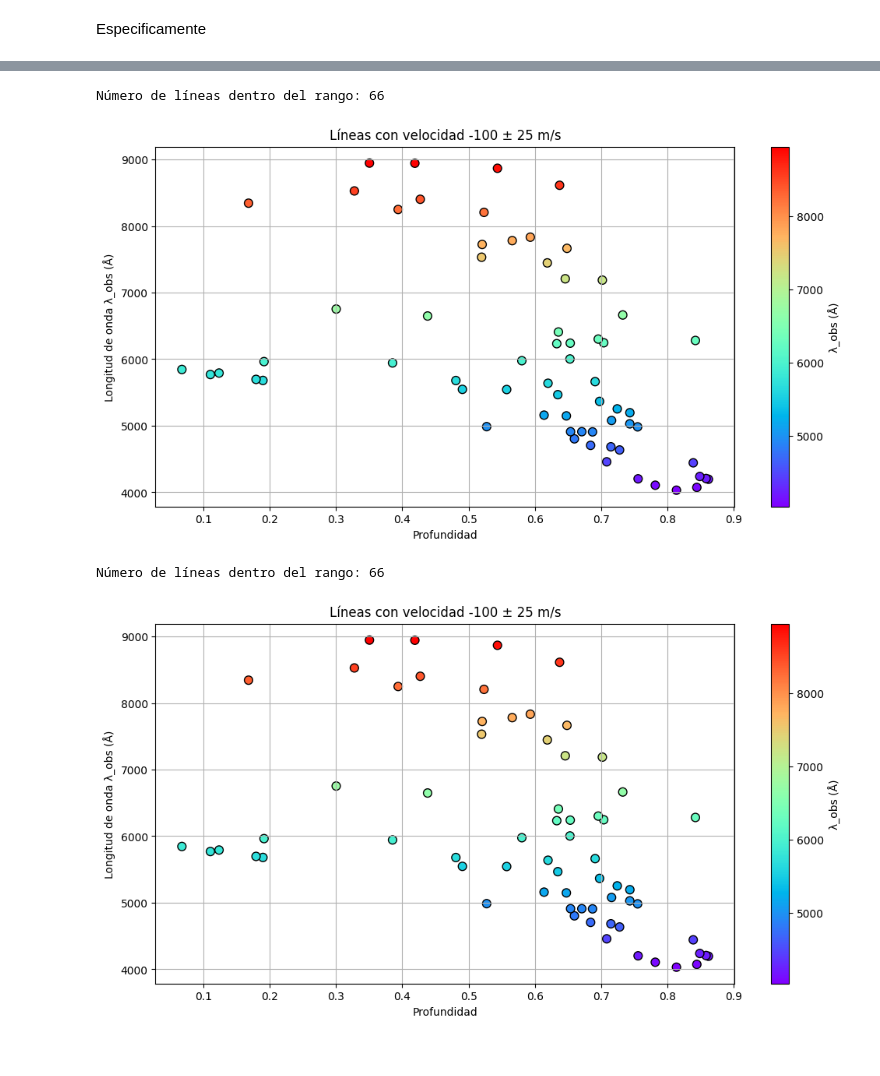
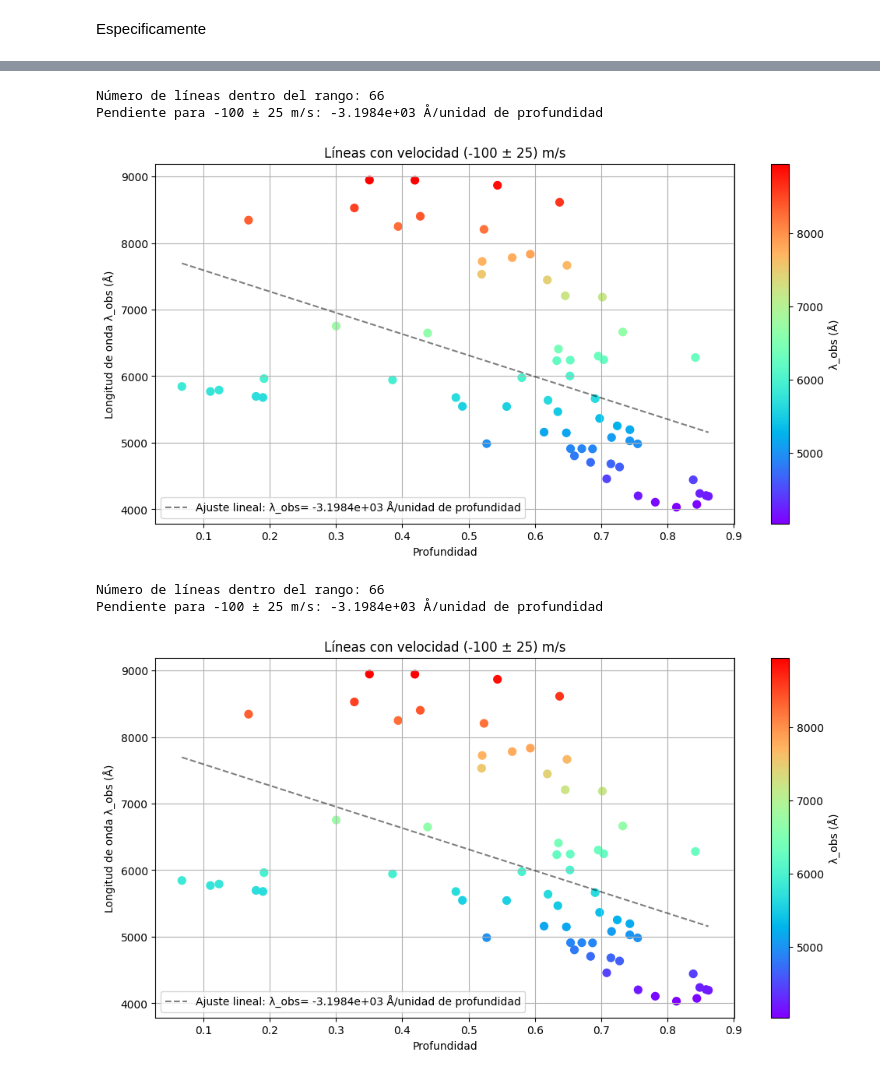
Before and after one commit to JessiDaniL/Proyecto-Te-rico-Arturo, a Jupyter notebook: Espectro completo de arturo_visualizador/Espectro completo de arturo_visualizador/analisis_arturo_completo.ipynb, the cells around one changed output, grey strips where cells are left out. Cells and saved outputs as stored; diff of their text form; code cells hidden in the pictures.

```diff
--- a/Espectro completo de arturo_visualizador/Espectro completo de arturo_visualizador/analisis_arturo_completo.ipynb
+++ b/Espectro completo de arturo_visualizador/Espectro completo de arturo_visualizador/analisis_arturo_completo.ipynb
@@ -373,8 +374,6 @@ velocidades = [-400, -300, -200, -100, 0, 100, 200, 300, 400]
 delta_v = 25
 
 plt.figure(figsize=(12, 6))
-
-pendientes = {}
 
 for v_c in velocidades:
     v_min = (v_c - delta_v)
@@ -384,20 +383,6 @@ for v_c in velocidades:
     df_filtro = df_resultados[(df_resultados['Velocidad (km/s)'] >= v_min) &
                               (df_resultados['Velocidad (km/s)'] <= v_max)]
 
-    """
-    if len(df_filtro) > 7:
-        # Ajuste lineal: λ_obs = a * Profundidad + b
-        a, b = np.polyfit(df_filtro['Profundidad'], df_filtro['λ_obs (Å)'], 1)
-        pendientes[v_c] = a
-        print(f"Pendiente para {v_c:+} ± {delta_v} m/s: {a:.4e} Å/unidad de profundidad")
-
-
-        x_fit = np.linspace(df_filtro['Profundidad'].min(), df_filtro['Profundidad'].max(), 100)
-        y_fit = a * x_fit + b
-        plt.plot(x_fit, y_fit, '--', color='black', alpha=0.5)
-    """
-
-    # Graficar
     sc = plt.scatter(df_filtro['Profundidad'],
                 df_filtro['λ_obs (Å)'],
                 c=df_filtro['λ_obs (Å)'],
@@ -566,40 +667,52 @@ Número de líneas dentro del rango: 62
 # %%
 #Velocidad constante de -100 m/s +- 25 m/s
 v_c = -100
 d_v = 25
 v_min = v_c - d_v
 v_max = v_c + d_v
 
 
 df_filtro = df_resultados[(df_resultados['Velocidad (km/s)'] >= v_min) &
                           (df_resultados['Velocidad (km/s)'] <= v_max)]
 
 print(f"Número de líneas dentro del rango: {len(df_filtro)}")
 
 
 plt.figure(figsize=(12, 6))
-sc = plt.scatter(
-    df_filtro['Profundidad'],
-    df_filtro['λ_obs (Å)'],
-    c=df_filtro['λ_obs (Å)'],
-    cmap='rainbow',
-    s=60,
-    edgecolor='k'
-)
+
+if len(df_filtro) > 7:
+        # Ajuste lineal: λ_obs = a * Profundidad + b
+        a, b = np.polyfit(df_filtro['Profundidad'], df_filtro['λ_obs (Å)'], 1)
+        pendientes[v_c] = a
+        print(f"Pendiente para {v_c:+} ± {delta_v} m/s: {a:.4e} Å/unidad de profundidad")
+
+
+        x_fit = np.linspace(df_filtro['Profundidad'].min(), df_filtro['Profundidad'].max(), 100)
+        y_fit = a * x_fit + b
+        plt.plot(x_fit, y_fit, '--', color='black', alpha=0.5, label = f"Ajuste lineal: λ_obs= {a:.4e} Å/unidad de profundidad")
+
+        sc = plt.scatter(df_filtro['Profundidad'],
+                df_filtro['λ_obs (Å)'],
+                c=df_filtro['λ_obs (Å)'],
+                cmap = 'rainbow',
+                s=50)
+
+        plt.legend()
 
 plt.xlabel("Profundidad")
 plt.ylabel("Longitud de onda λ_obs (Å)")
-plt.title(f"Líneas con velocidad {v_c} ± {d_v} m/s")
+plt.title(f"Líneas con velocidad ({v_c} ± {d_v}) m/s")
 plt.grid(True)
 
 # Barra de color
 cbar = plt.colorbar(sc)
 cbar.set_label("λ_obs (Å)")
 
 plt.show()
 # %% [output]
 Número de líneas dentro del rango: 66
+Pendiente para -100 ± 25 m/s: -3.1984e+03 Å/unidad de profundidad
-[figure, old version]
+[figure, new version]
 # %%
 #Velocidad constante de -100 m/s +- 25 m/s
 v_c = -100
@@ -615,18 +728,29 @@ print(f"Número de líneas dentro del rango: {len(df_filtro)}")
 
 
 plt.figure(figsize=(12, 6))
-sc = plt.scatter(
-    df_filtro['Profundidad'],
-    df_filtro['λ_obs (Å)'],
-    c=df_filtro['λ_obs (Å)'],
-    cmap='rainbow',
-    s=60,
-    edgecolor='k'
-)
+
+if len(df_filtro) > 7:
+        # Ajuste lineal: λ_obs = a * Profundidad + b
+        a, b = np.polyfit(df_filtro['Profundidad'], df_filtro['λ_obs (Å)'], 1)
+        pendientes[v_c] = a
+        print(f"Pendiente para {v_c:+} ± {delta_v} m/s: {a:.4e} Å/unidad de profundidad")
+
+
+        x_fit = np.linspace(df_filtro['Profundidad'].min(), df_filtro['Profundidad'].max(), 100)
+        y_fit = a * x_fit + b
+        plt.plot(x_fit, y_fit, '--', color='black', alpha=0.5, label = f"Ajuste lineal: λ_obs= {a:.4e} Å/unidad de profundidad")
+
+        sc = plt.scatter(df_filtro['Profundidad'],
+                df_filtro['λ_obs (Å)'],
+                c=df_filtro['λ_obs (Å)'],
+                cmap = 'rainbow',
+                s=50)
+
+        plt.legend()
 
 plt.xlabel("Profundidad")
 plt.ylabel("Longitud de onda λ_obs (Å)")
-plt.title(f"Líneas con velocidad {v_c} ± {d_v} m/s")
+plt.title(f"Líneas con velocidad ({v_c} ± {d_v}) m/s")
 plt.grid(True)
 
 # Barra de color
@@ -636,7 +760,8 @@ cbar.set_label("λ_obs (Å)")
 plt.show()
 # %% [output]
 Número de líneas dentro del rango: 66
+Pendiente para -100 ± 25 m/s: -3.1984e+03 Å/unidad de profundidad
-[figure, old version]
+[figure, new version]
 # %%
 #Velocidad constante de 0 m/s +- 25 m/s
 v_c = 0
```
Also changed, not shown: parts of 19 cells of this notebook.
